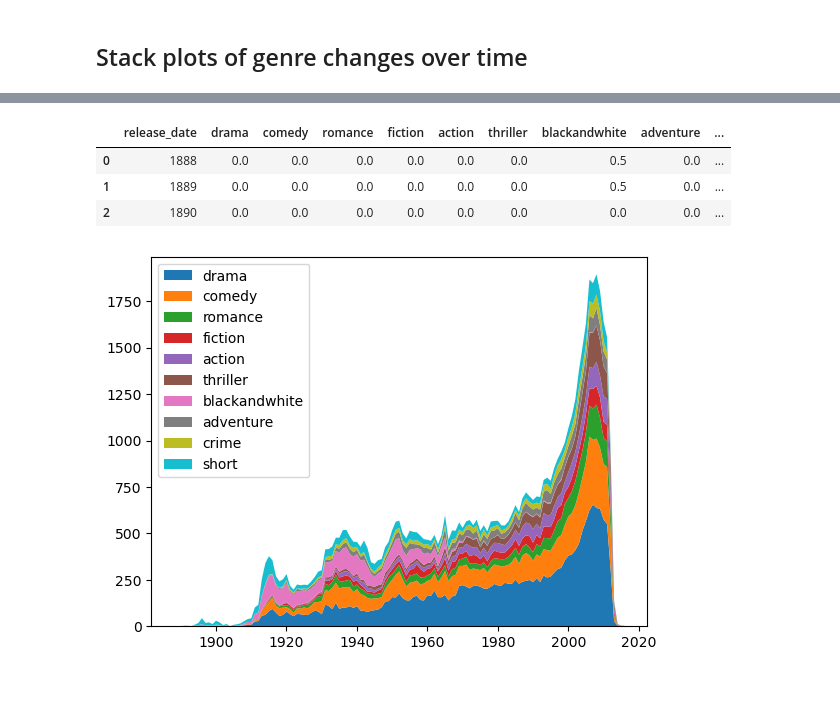
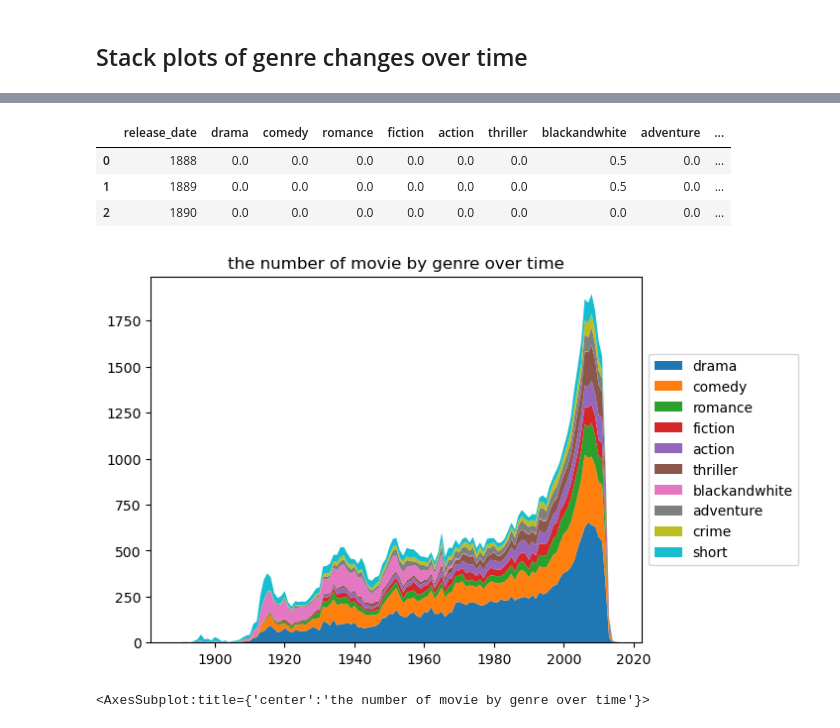
Before and after one commit to epfl-ada/ada-2022-project-adawizardry, a Jupyter notebook: stackplot.ipynb, the cells around one changed output, grey strips where cells are left out. Drawn from its saved outputs; the diff is of its cells as text; code cells hidden in the pictures; blank space fills up the shorter version.

```diff
--- a/stackplot.ipynb
+++ b/stackplot.ipynb
@@ -298,7 +298,8 @@ def plot_stack_plot (df, labels, years, title):
     vstack = np.vstack(vstack)
     fig, ax = plt.subplots()
     ax.stackplot(years, vstack, labels= top_ten_list)
-    ax.legend(loc='upper left')
+    ax.legend(loc='center left', bbox_to_anchor=(1, 0.5))
+
     plt.title(title)
     plt.show()
 
@@ -324,17 +326,18 @@ normalize the above graph, so that a movie wouldn't be affected by the number of
 # %%
 normalized_stack_df = stackplot_df.copy()
 normalized_stack_df['sum'] = normalized_stack_df.iloc[:, 2:12].sum(axis=1)
 for genre in top_ten_list:
     normalized_stack_df[genre] = normalized_stack_df[genre] / normalized_stack_df['sum']
 
 normalized_group_by = normalized_stack_df.groupby(by='release_date').sum().reset_index()
 
 display(normalized_group_by.head(3))
 
-plot_stack_plot(normalized_group_by, top_ten_list, years)
+plot_stack_plot(normalized_group_by, top_ten_list, years, "the number of movie by genre over time")
 # %% [output]
 |  | release_date | drama | comedy | romance | fiction | action | thriller | blackandwhite | adventure | ... |
 | 0 | 1888 | 0.0 | 0.0 | 0.0 | 0.0 | 0.0 | 0.0 | 0.5 | 0.0 | ... |
 | 1 | 1889 | 0.0 | 0.0 | 0.0 | 0.0 | 0.0 | 0.0 | 0.5 | 0.0 | ... |
 | 2 | 1890 | 0.0 | 0.0 | 0.0 | 0.0 | 0.0 | 0.0 | 0.0 | 0.0 | ... |
-[figure, old version]
+[figure, new version]
+<AxesSubplot:title={'center':'the number of movie by genre over time'}>
```
Also changed, not shown: parts of 4 cells of this notebook, 1 other file.
